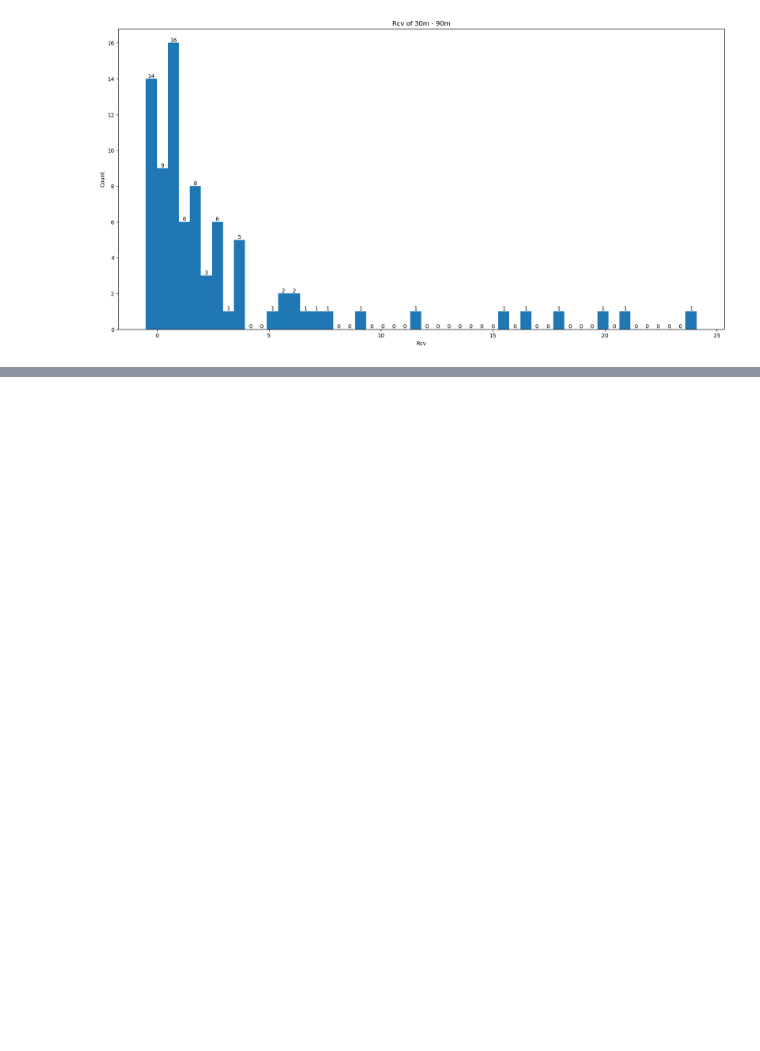
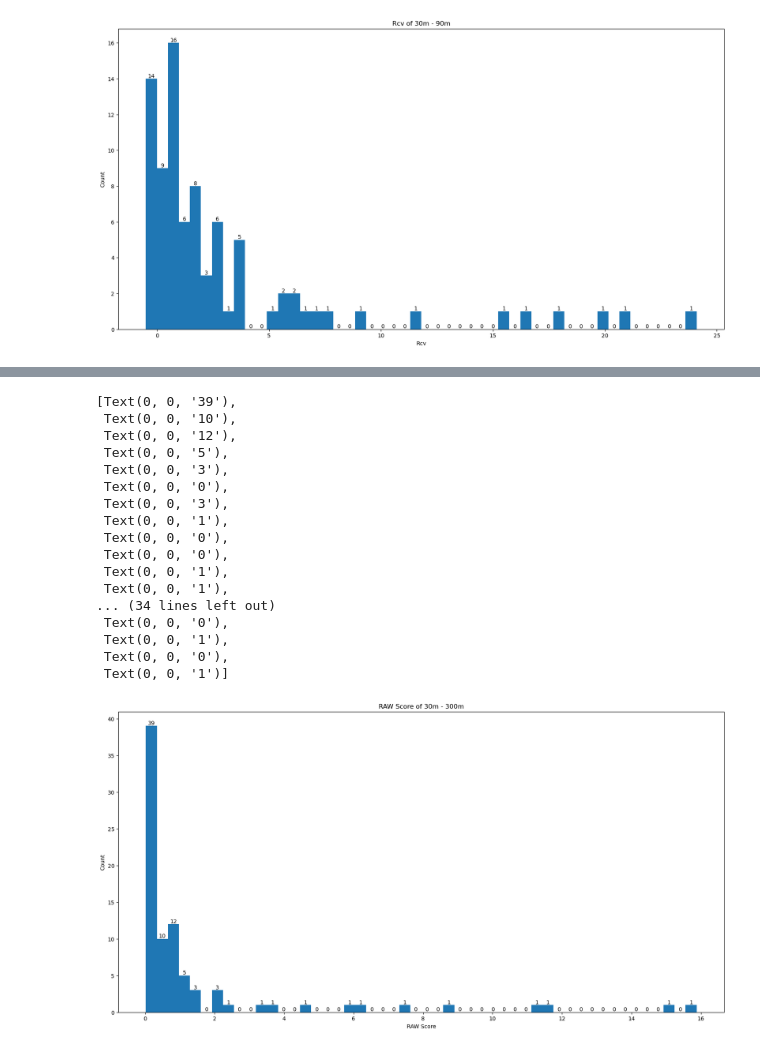
Before and after one commit to IAGO1215/DISCBICOCCA, a Jupyter notebook: Z-Histogram Roman.ipynb, the cells around one changed output, grey strips where cells are left out. Saved outputs shown, nothing was run; the diff lists cells and outputs as text; code cells hidden in the pictures; blank space fills up the shorter version.

```diff
--- a/Z-Histogram Roman.ipynb
+++ b/Z-Histogram Roman.ipynb
@@ -124,0 +135,26 @@ plt.bar_label(bars)
+# %%
+plt.figure(figsize = (20,10))
+plt.title("RAW Score of 30m - 300m")
+counts, edges, bars = plt.hist(pd_Roman.loc[np.where((pd_Roman['Internal Distance'] == '30m') & (pd_Roman['External Distance'] == '300m'))]['RAW Score'], bins = 50)
+plt.xlabel("RAW Score")
+plt.ylabel("Count")
+plt.bar_label(bars)
+# %% [output]
+[Text(0, 0, '39'),
+ Text(0, 0, '10'),
+ Text(0, 0, '12'),
+ Text(0, 0, '5'),
+ Text(0, 0, '3'),
+ Text(0, 0, '0'),
+ Text(0, 0, '3'),
+ Text(0, 0, '1'),
+ Text(0, 0, '0'),
+ Text(0, 0, '0'),
+ Text(0, 0, '1'),
+ Text(0, 0, '1'),
+... (34 lines left out)
+ Text(0, 0, '0'),
+ Text(0, 0, '1'),
+ Text(0, 0, '0'),
+ Text(0, 0, '1')]
+[figure, added]
```
Also changed, not shown: parts of 13 cells of this notebook, 2 other files.
